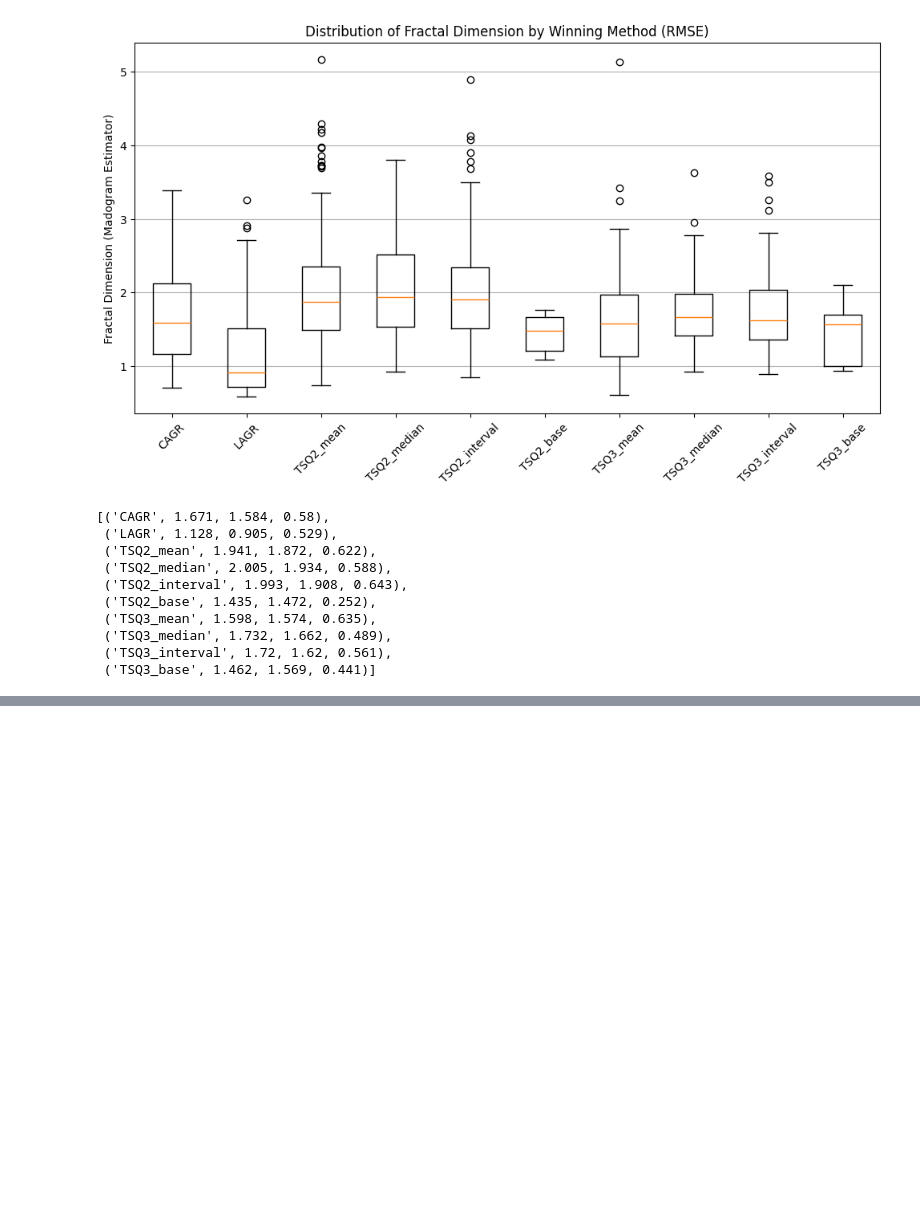
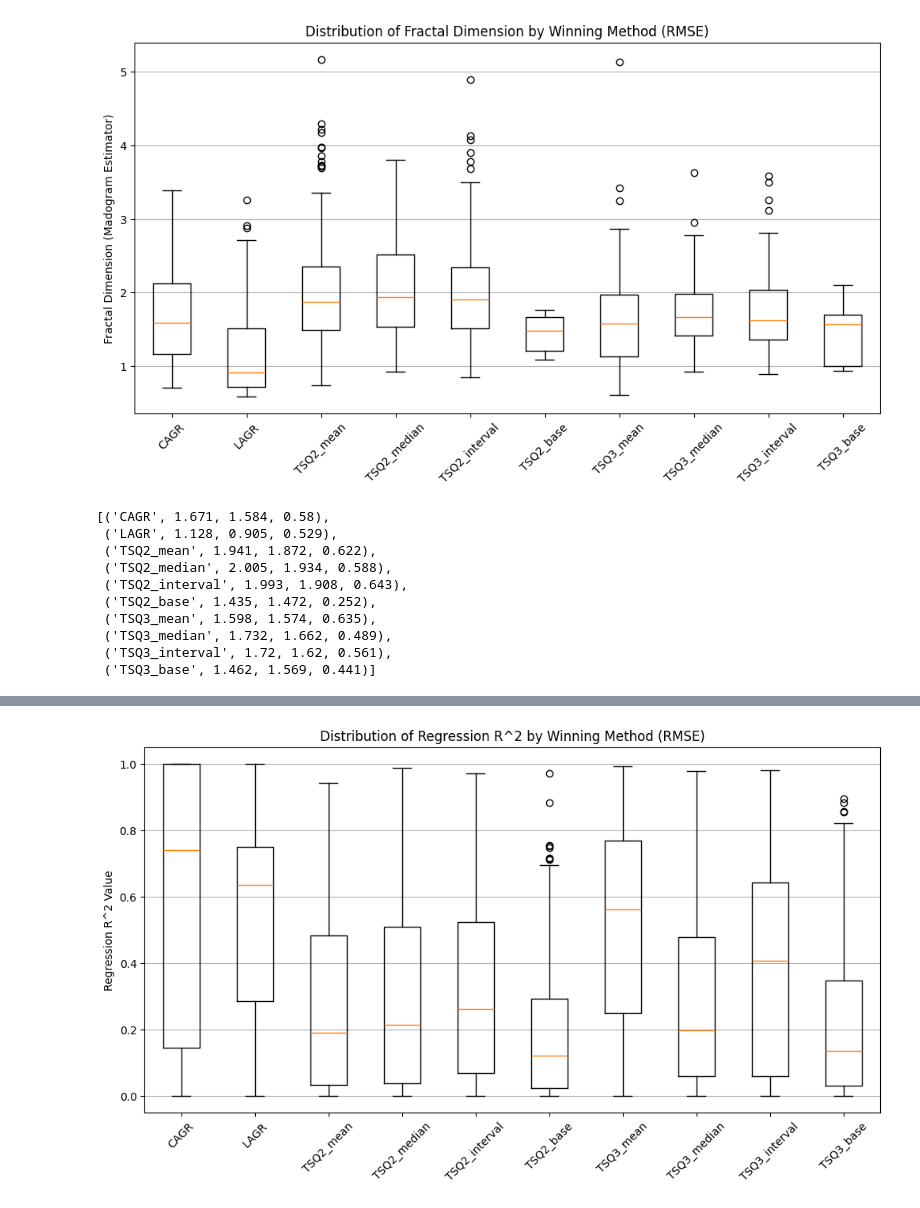
Before and after one commit to ASudu/Scotland_BOD, a Jupyter notebook: pattern_recognition.ipynb, the cells around one changed output, grey strips where cells are left out. Cells and saved outputs as stored; diff of their text form; code cells hidden in the pictures; blank space fills up the shorter version.

```diff
--- a/pattern_recognition.ipynb
+++ b/pattern_recognition.ipynb
@@ -584,0 +589,3 @@ for method in METHODS:
+# %%
+df5 = df.copy()
+df5.info()
@@ -584,0 +610,8 @@ for method in METHODS:
+# %%
+# Calculate growth rates for each time series 2014-18 and add them as new columns in the dataframe
+df5["CAGR"] = df5["YearlyData"].apply(lambda x: get_cagr([t[1] for t in x if 2014 <= t[0] <= 2018]))
+df5["LAGR"] = df5["YearlyData"].apply(lambda x: get_lagr([t[1] for t in x if 2014 <= t[0] <= 2018]))
+for q in range(2,4):
+    for mode in NORM_MODES:
+        df5[f"TSQ{q}_{mode}"] = df5["YearlyData"].apply(lambda x: get_tsq(dict(x), q=q, norm_mode=mode))
+df5.info()
@@ -584,0 +636,9 @@ for method in METHODS:
+# %%
+# Take 2014-18 data, fit straight line and calculate R^2 value
+df5["linear_regression_r2"] = df5["YearlyData"].apply(lambda x: fit_linear_regression([t for t in x if 2014 <= t[0] <= 2018]))
+
+for method in METHODS:
+    df5[f"{method}_pred"] = df5.apply(lambda row: dict(row["YearlyData"]).get(2018)*(1 + row[method]/100), axis=1)
+df5["forecasting_winner"] = df5.apply(lambda row: min([(method, abs(dict(row["YearlyData"]).get(2019) - row[f"{method}_pred"])) for method in METHODS], key=lambda t: t[1])[0], axis=1)
+df5["forecasting_winner_category"] = df5["forecasting_winner"].apply(lambda x: x.split("_")[0] if "_" in x else x)
+df5["forecasting_winner"].value_counts(), df5["forecasting_winner_category"].value_counts()
@@ -584,0 +664,3 @@ for method in METHODS:
+# %%
+regression_winner_indices = {method: sorted(list(set(df5[df5["forecasting_winner"] == method].index))) for method in METHODS}
+regression_winner_indices
@@ -584,0 +685,16 @@ for method in METHODS:
+# %%
+# For each method in METHODS, get the range of fractal dimension values for the rows where that method was the winner according to RMSE. Plot the distribution of stddev values for each method using a boxplot.
+plt.figure(figsize=(12, 6))
+data = []
+for method in METHODS:
+    indices = regression_winner_indices[method]
+    r2_values = df5.loc[indices, "linear_regression_r2"].values
+    data.append(r2_values)
+plt.boxplot(data, labels=METHODS)
+plt.xticks(rotation=45)
+plt.ylabel("Regression R^2 Value")
+plt.title("Distribution of Regression R^2 by Winning Method (RMSE)")
+plt.grid(axis='y')
+plt.show()
+# %% [output]
+[figure, added]
```
Also changed, not shown: parts of 6 cells of this notebook.
